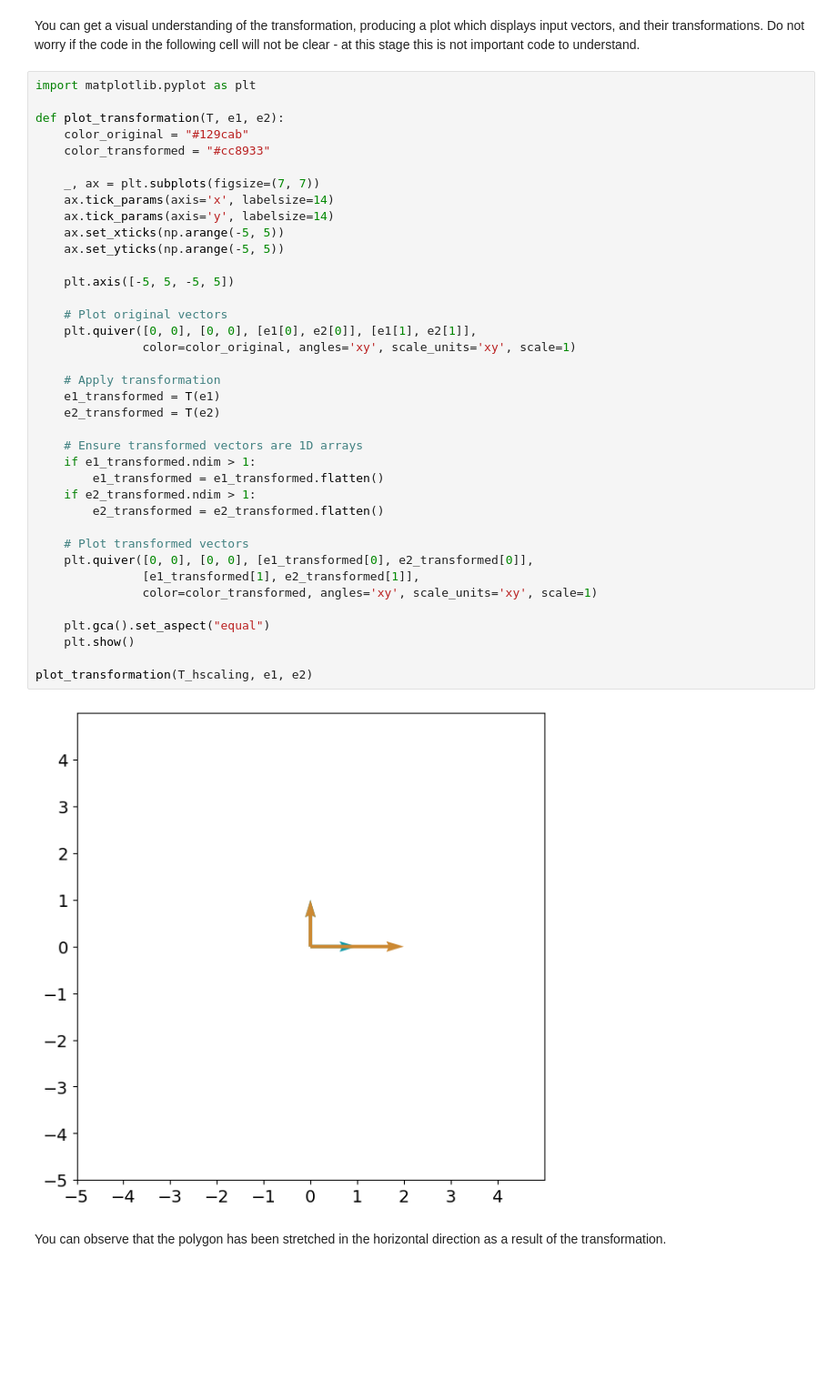
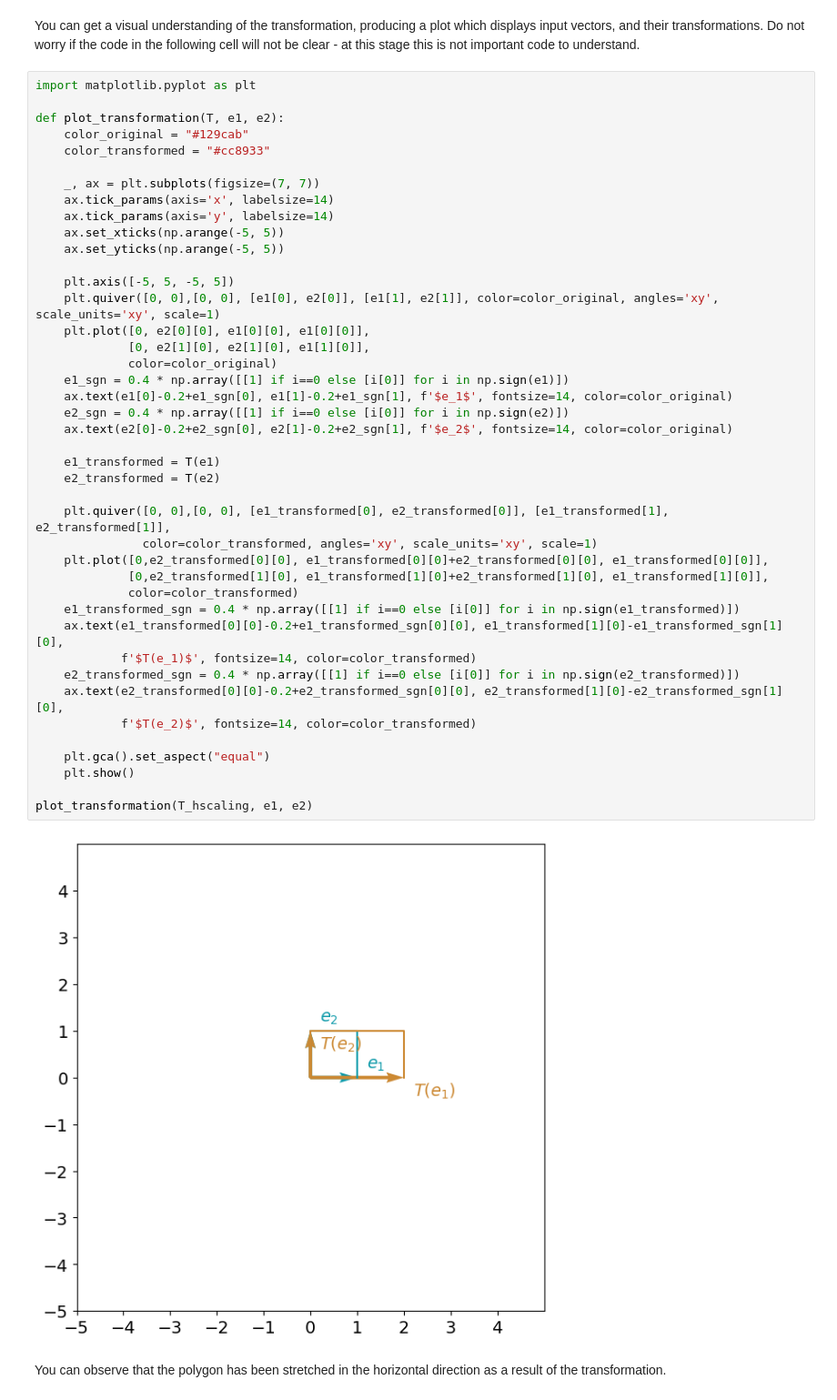
Before and after one commit to agelmahdi/DS-ML-Math, a Jupyter notebook: 2.Vector Operations/3_linear_transformations.ipynb, the cells around one changed output. Shown: that part at 91% size. Drawn from its saved outputs; the diff is of its cells as text; blank space fills up the shorter version.

Commit message:
[Vector Operations] Linear Transformations

```diff
--- a/2.Vector Operations/3_linear_transformations.ipynb
+++ b/2.Vector Operations/3_linear_transformations.ipynb
@@ -295,43 +295,47 @@ You can get a visual understanding of the transformation, producing a plot which
 # %%
 import matplotlib.pyplot as plt
 
 def plot_transformation(T, e1, e2):
     color_original = "#129cab"
     color_transformed = "#cc8933"
 
     _, ax = plt.subplots(figsize=(7, 7))
     ax.tick_params(axis='x', labelsize=14)
     ax.tick_params(axis='y', labelsize=14)
     ax.set_xticks(np.arange(-5, 5))
     ax.set_yticks(np.arange(-5, 5))
 
     plt.axis([-5, 5, -5, 5])
+    plt.quiver([0, 0],[0, 0], [e1[0], e2[0]], [e1[1], e2[1]], color=color_original, angles='xy', scale_units='xy', scale=1)
+    plt.plot([0, e2[0][0], e1[0][0], e1[0][0]],
+             [0, e2[1][0], e2[1][0], e1[1][0]],
+             color=color_original)
+    e1_sgn = 0.4 * np.array([[1] if i==0 else [i[0]] for i in np.sign(e1)])
+    ax.text(e1[0]-0.2+e1_sgn[0], e1[1]-0.2+e1_sgn[1], f'$e_1$', fontsize=14, color=color_original)
+    e2_sgn = 0.4 * np.array([[1] if i==0 else [i[0]] for i in np.sign(e2)])
+    ax.text(e2[0]-0.2+e2_sgn[0], e2[1]-0.2+e2_sgn[1], f'$e_2$', fontsize=14, color=color_original)
 
-    # Plot original vectors
-    plt.quiver([0, 0], [0, 0], [e1[0], e2[0]], [e1[1], e2[1]],
-               color=color_original, angles='xy', scale_units='xy', scale=1)
-
-    # Apply transformation
     e1_transformed = T(e1)
     e2_transformed = T(e2)
 
-    # Ensure transformed vectors are 1D arrays
-    if e1_transformed.ndim > 1:
-        e1_transformed = e1_transformed.flatten()
-    if e2_transformed.ndim > 1:
-        e2_transformed = e2_transformed.flatten()
-
-    # Plot transformed vectors
-    plt.quiver([0, 0], [0, 0], [e1_transformed[0], e2_transformed[0]],
-               [e1_transformed[1], e2_transformed[1]],
+    plt.quiver([0, 0],[0, 0], [e1_transformed[0], e2_transformed[0]], [e1_transformed[1], e2_transformed[1]],
                color=color_transformed, angles='xy', scale_units='xy', scale=1)
+    plt.plot([0,e2_transformed[0][0], e1_transformed[0][0]+e2_transformed[0][0], e1_transformed[0][0]],
+             [0,e2_transformed[1][0], e1_transformed[1][0]+e2_transformed[1][0], e1_transformed[1][0]],
+             color=color_transformed)
+    e1_transformed_sgn = 0.4 * np.array([[1] if i==0 else [i[0]] for i in np.sign(e1_transformed)])
+    ax.text(e1_transformed[0][0]-0.2+e1_transformed_sgn[0][0], e1_transformed[1][0]-e1_transformed_sgn[1][0],
+            f'$T(e_1)$', fontsize=14, color=color_transformed)
+    e2_transformed_sgn = 0.4 * np.array([[1] if i==0 else [i[0]] for i in np.sign(e2_transformed)])
+    ax.text(e2_transformed[0][0]-0.2+e2_transformed_sgn[0][0], e2_transformed[1][0]-e2_transformed_sgn[1][0],
+            f'$T(e_2)$', fontsize=14, color=color_transformed)
 
     plt.gca().set_aspect("equal")
     plt.show()
 
 plot_transformation(T_hscaling, e1, e2)
 # %% [output]
-[figure, old version]
+[figure, new version]
 # %% [markdown]
 You can observe that the polygon has been stretched in the horizontal direction as a result of the transformation.
 # %% [markdown]
```
Also changed, not shown: parts of 1 cell of this notebook.
